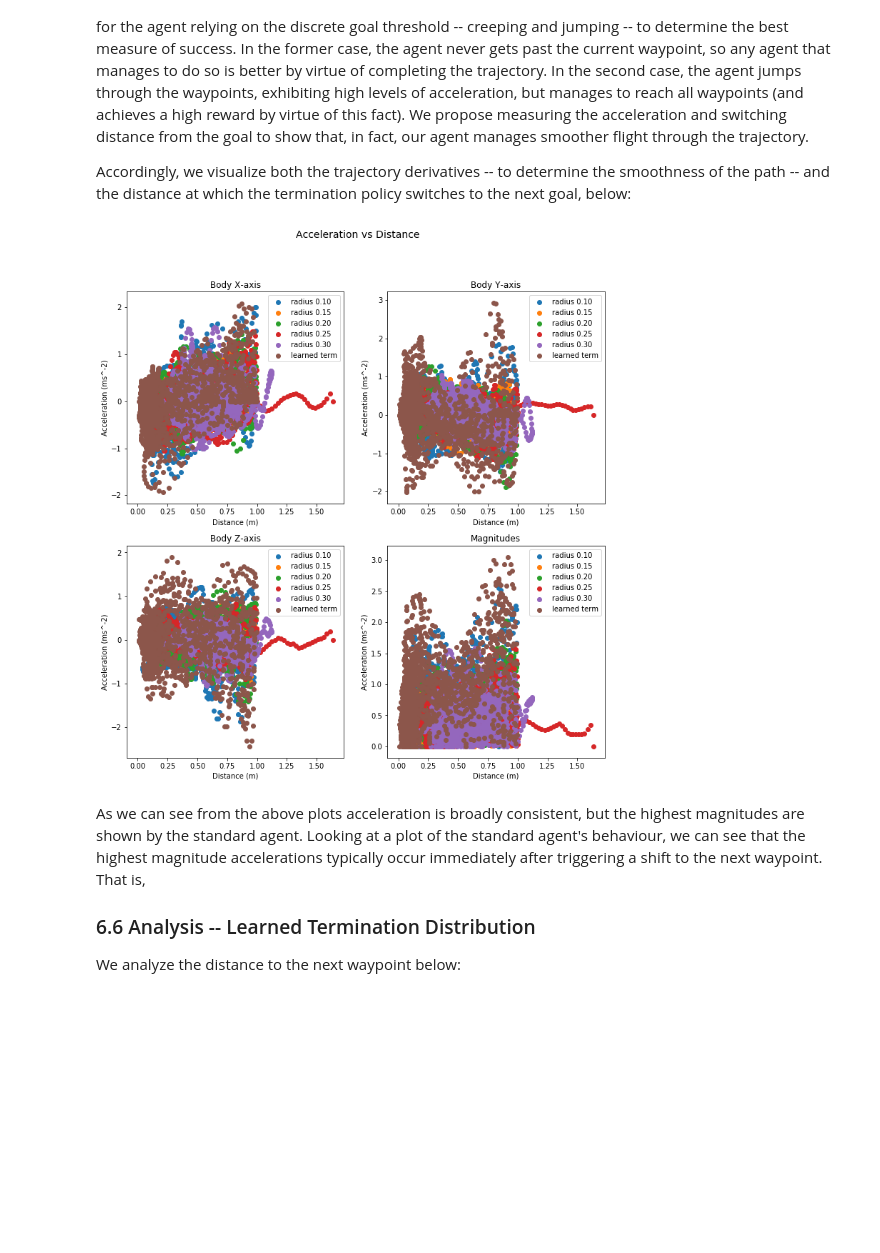
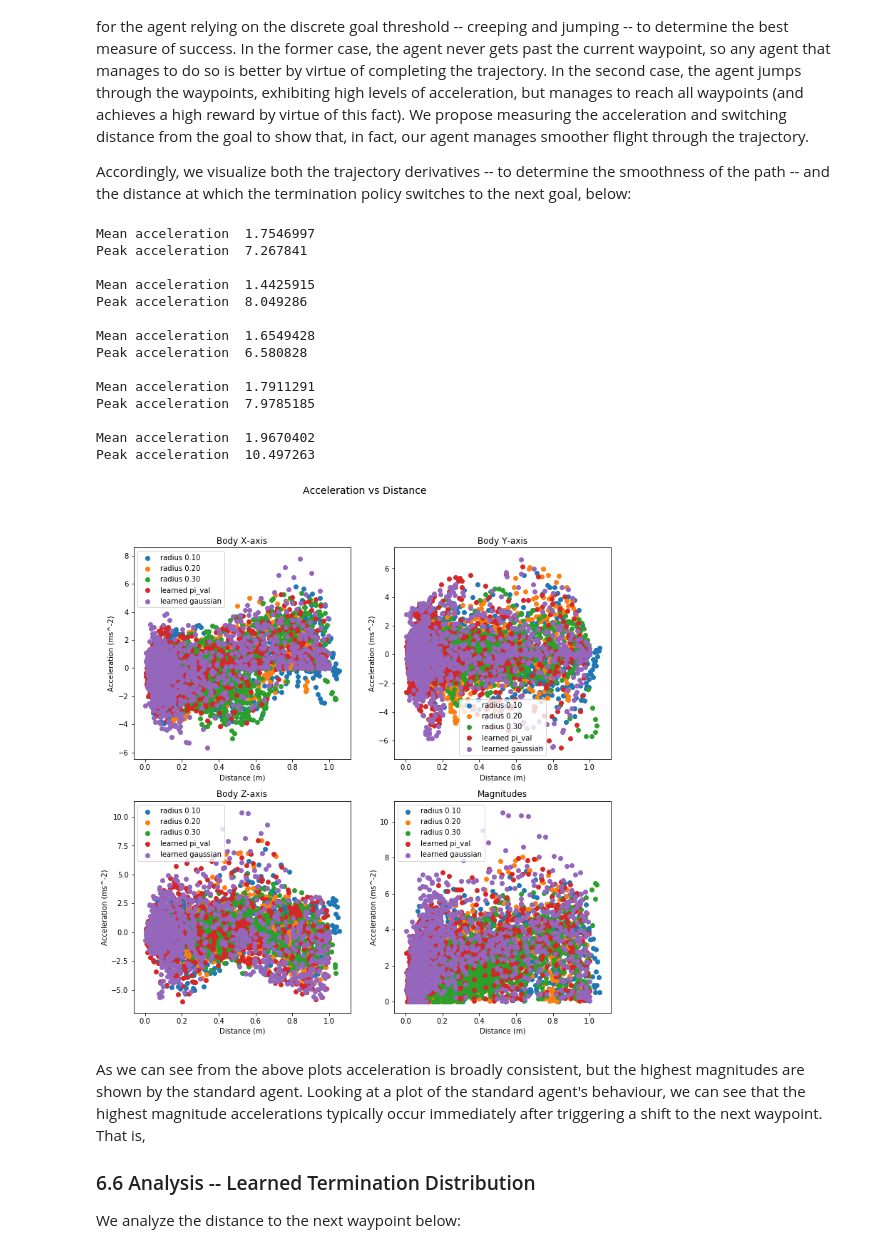
Before and after one commit to seanny1986/quadrotor, a Jupyter notebook: waypoint_navigation.ipynb, the cells around one changed output. Cells and saved outputs as stored; diff of their text form; code cells hidden in the pictures; blank space fills up the shorter version.

```diff
--- a/waypoint_navigation.ipynb
+++ b/waypoint_navigation.ipynb
@@ -695,14 +695,14 @@ for r in radii:
                 torch.nn.Linear(hidden_dim, 1))
     temp_agent = trpo_peb.TRPO(pi, beta, critic, params["network_settings"])
     crit_opt = torch.optim.Adam(critic.parameters())
-    ep, rew, temp_agent = train_standard(env_one, temp_agent, crit_opt, batch_size=2048, iterations=1500, log_interval=10, fname=str(r)+"_rad")
+    ep, rew, temp_agent = train_standard(env_one, temp_agent, crit_opt, batch_size=4096, iterations=1500, log_interval=10, fname=str(r)+"_rad")
     episodes.append(ep)
     rewards.append(rew)
     rad.append(r)
     agents.append(temp_agent)
 
 labels = ["radius 0.10",
-          "radius 0.15",111
+          "radius 0.15",
           "radius 0.20",
           "radius 0.25",
           "radius 0.30",
@@ -1054,5 +1049,5 @@ terminator = Terminator(state_dim, hidden_dim, 2)
 term_agent = AgentIII(pi, beta, critic, terminator, params["network_settings"])
 crit_opt = torch.optim.Adam(critic.parameters())
 term_opt = torch.optim.Adam(terminator.parameters())
-term_ep, term_rew, term_agent = train_term(env_two, term_agent, crit_opt, term_opt, batch_size=2048, iterations=1500, log_interval=10, fname="pi_val")
+term_ep, term_rew, term_agent = train_term(env_two, term_agent, crit_opt, term_opt, batch_size=4096, iterations=1500, log_interval=10, fname="pi_val")
 # %% [output]
@@ -1153,5 +1148,5 @@ terminator = Terminator(state_dim, hidden_dim, 2)
 term_agent = Agent(pi, beta, critic, terminator, params["network_settings"])
 crit_opt = torch.optim.Adam(critic.parameters())
 term_opt = torch.optim.Adam(terminator.parameters())
-term_ep, term_rew, term_agent = train_term(env_two, term_agent, crit_opt, term_opt, batch_size=2048, iterations=1500, log_interval=10, fname="gaussian")
+term_ep, term_rew, term_agent = train_term(env_two, term_agent, crit_opt, term_opt, batch_size=4096, iterations=1500, log_interval=10, fname="gaussian")
 # %% [output]
@@ -1249,5 +1236,5 @@ terminator = Terminator(state_dim, hidden_dim, 2)
 term_agent = Agent(pi, beta, critic, terminator, params["network_settings"])
 crit_opt = torch.optim.Adam(critic.parameters())
 term_opt = torch.optim.Adam(terminator.parameters())
-term_ep, term_rew, term_agent = train_term(env_two, term_agent, crit_opt, term_opt, batch_size=1024, iterations=1500, log_interval=10, fname="modified_val")
+term_ep, term_rew, term_agent = train_term(env_two, term_agent, crit_opt, term_opt, batch_size=4096, iterations=1500, log_interval=10, fname="modified_val")
 # %% [output]
@@ -1323,18 +1309,26 @@ action_dim = env_one.action_space.shape[0]
 hidden_dim = params["hidden_dim"]
 
 names = ["main_0.1_rad_standard.pth.tar",
-         "0.15_rad_standard.pth.tar",
+         #"0.15_rad_standard.pth.tar",
          "0.2_rad_standard.pth.tar",
-         "0.25_rad_standard.pth.tar",
+         #"0.25_rad_standard.pth.tar",
          "0.3_rad_standard.pth.tar",
-         "log_gaussian_term.pth.tar"]
+         #"log_gaussian_term.pth.tar",
+         "pi_val_term.pth.tar",
+         "gaussian_term.pth.tar",
+         #"modified_val_term.pth.tar"
+        ]
 
 labels = ["radius 0.10",
-          "radius 0.15",
+          #"radius 0.15",
           "radius 0.20",
-          "radius 0.25",
+          #"radius 0.25",
           "radius 0.30",
-          "learned term"]
+          #"learned log_gaussian",
+          "learned pi_val",
+          "learned gaussian",
+          #"learned modified_val"
+         ]
 
 trajectories = []
 for n in names:
@@ -1379,34 +1373,52 @@ fig.suptitle("Acceleration vs Distance", fontsize=14)
 ax1.set_title("Body X-axis")
 ax1.set_xlabel("Distance (m)")
 ax1.set_ylabel("Acceleration (ms^-2)")
 ax2.set_title("Body Y-axis")
 ax2.set_xlabel("Distance (m)")
 ax2.set_ylabel("Acceleration (ms^-2)")
 ax3.set_title("Body Z-axis")
 ax3.set_xlabel("Distance (m)")
 ax3.set_ylabel("Acceleration (ms^-2)")
 ax4.set_title("Magnitudes")
 ax4.set_xlabel("Distance (m)")
 ax4.set_ylabel("Acceleration (ms^-2)")
 
 for trajectory in trajectories:
     states = torch.stack(trajectory["states"])
     masks = torch.stack(trajectory["masks"])
     derivatives = torch.stack([(states[i]-states[i-1])*(masks[i-1,0]/0.05) for i in range(1, states.size(0))])
     goal_dist = torch.sqrt(torch.sum(states[0:-1, 0:3]**2, dim=1)).unsqueeze(dim=1)
     ax1.scatter(goal_dist.cpu().numpy(), derivatives[:,9+0].cpu().numpy())
     ax2.scatter(goal_dist.cpu().numpy(), derivatives[:,9+1].cpu().numpy())
     ax3.scatter(goal_dist.cpu().numpy(), derivatives[:,9+2].cpu().numpy())
     normed = (derivatives[:,9+0].cpu().numpy()**2+derivatives[:,9+1].cpu().numpy()**2+derivatives[:,9+2].cpu().numpy()**2)**0.5
     ax4.scatter(goal_dist, normed)
 
+    print("Mean acceleration ", normed.mean())
+    print("Peak acceleration ", normed.max())
+    print()
+
 ax1.legend(labels)
 ax2.legend(labels)
 ax3.legend(labels)
 ax4.legend(labels)
 plt.show()
 # %% [output]
+Mean acceleration  1.7546997
+Peak acceleration  7.267841
+
+Mean acceleration  1.4425915
+Peak acceleration  8.049286
+
+Mean acceleration  1.6549428
+Peak acceleration  6.580828
+
+Mean acceleration  1.7911291
+Peak acceleration  7.9785185
+
+Mean acceleration  1.9670402
+Peak acceleration  10.497263
-[figure, old version]
+[figure, new version]
 # %% [markdown]
 As we can see from the above plots acceleration is broadly consistent, but the highest magnitudes are shown by the standard agent. Looking at a plot of the standard agent's behaviour, we can see that the highest magnitude accelerations typically occur immediately after triggering a shift to the next waypoint. That is,
 
```
Also changed, not shown: parts of 10 cells of this notebook, 10 other files.
